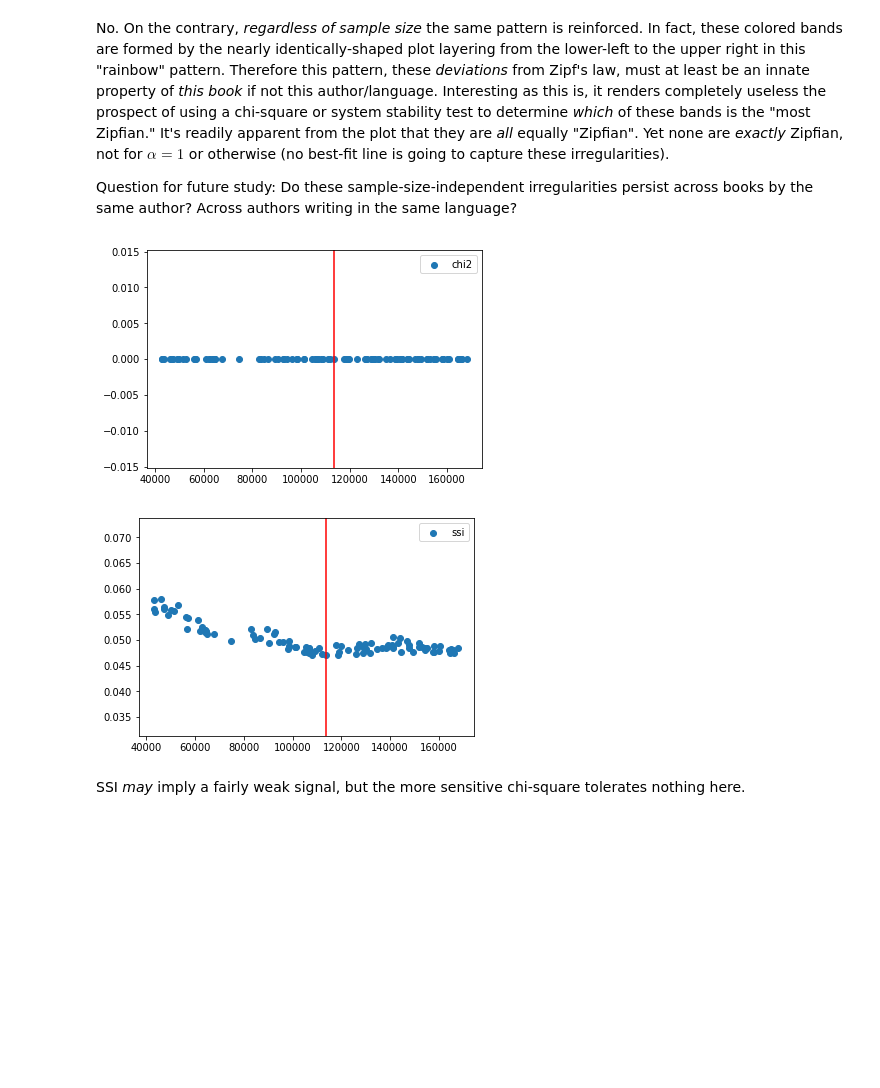
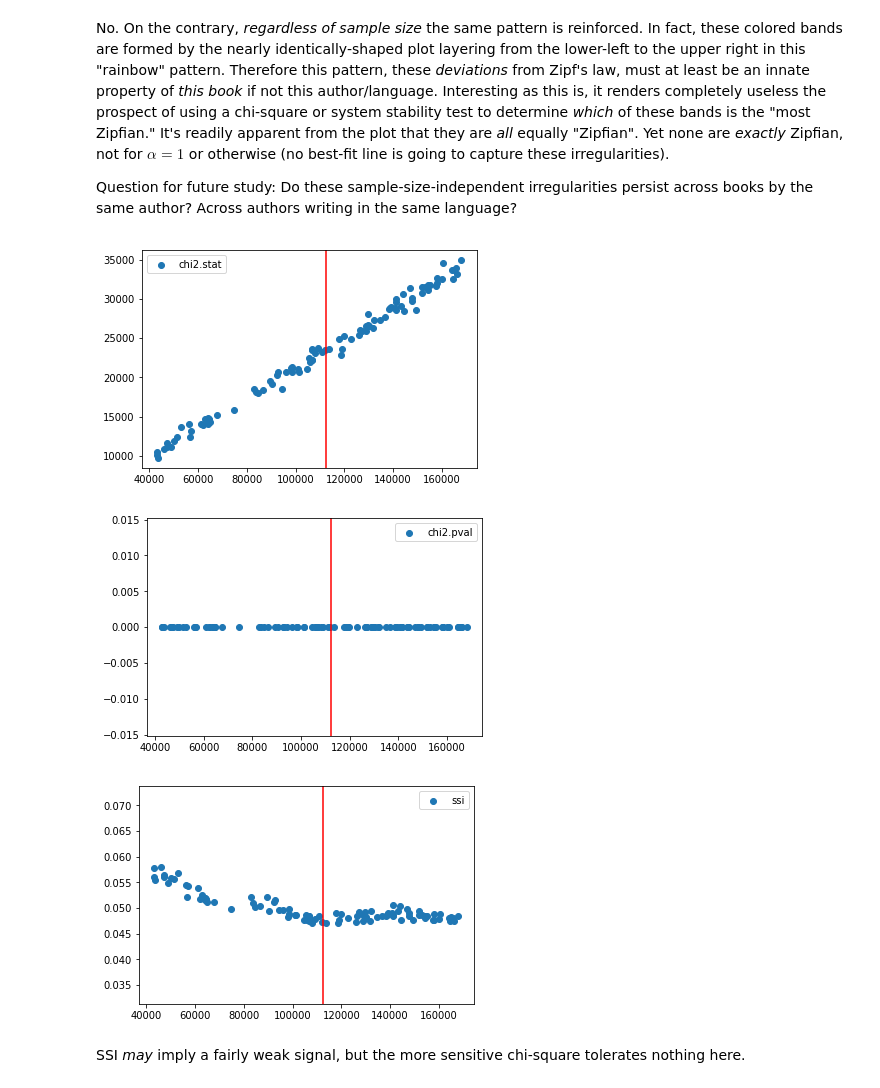
Before and after one commit to VictorDavis/legomena, a Jupyter notebook: notebooks/zipf-test.ipynb, the cells around one changed output. Drawn from its saved outputs; the diff is of its cells as text; code cells hidden in the pictures; blank space fills up the shorter version.

```diff
--- a/notebooks/zipf-test.ipynb
+++ b/notebooks/zipf-test.ipynb
@@ -68,8 +62,8 @@ Ok, we've determined that better fitting parameters can be found by minimizing t
 # %%
 # build mini-corpus around optimal value
 np.random.seed(42)
-M_z, N_z = corpus.M_z, corpus.N_z
-print("Optimum (M_z,N_z) =", (M_z, N_z))
+M_z, N_z = model.params
+print("Optimum (M_z,N_z) =", model.params)
 
 df = []
 for _ in range(99):
@@ -238,7 +223,7 @@ tokens = np.random.choice(corpus.tokens, M_z, replace = False)
 minicorpus = Corpus(tokens)
 df = minicorpus.fdist
 N = df.freq.max()
-df["zipf"] = N / df["rank"]
+df["zipf"] = N / df.index
 
 # actual vs predicted
 plt.loglog(df.freq, df.zipf);
@@ -271,7 +253,7 @@ Although the actual vs predicted scatterplot looks "sort of" linear, a quick gla
 # %%
 # build mini-corpus around optimal value
 np.random.seed(42)
-print("Optimum (M_z,N_z) =", (M_z, N_z))
+print("Optimum (M_z,N_z) =", model.params)
 
 for _ in range(99):
     tokens = np.random.choice(corpus.tokens, M_z, replace = False)
@@ -280,7 +262,7 @@ for _ in range(99):
     # expected n-legomena counts
     df = minicorpus.fdist
     N = df.freq.max() # rank 1 frequency
-    x_rank = np.array(df["rank"])
+    x_rank = np.array(df.index)
     f_exp = np.round(N/x_rank)
     f_obs = df.freq.values
     # print("Expected:", f_exp)
@@ -303,25 +285,21 @@ Pretty remarkably consistent! The plot is indeed "sort of" log-linear, implying
 # %%
 # build mini-corpus around range of values
 np.random.seed(42)
-print("Optimum (M_z,N_z) =", (M_z, N_z))
+print("Optimum (M_z,N_z) =", model.params)
 
 # only look at n < 4000
 # NOTE: only evaluate the NMAX most frequent words
 NMAX = 4000 # len(minicorpus.k))
 
-results = {}
-results["tokens"] = []
-results["chi2"] = []
-results["ssi"]  = []
+results = []
 for _ in range(99):
     M = int(np.random.uniform(0.2 * corpus.M, 0.8 * corpus.M))
-    results["tokens"].append(M)
     tokens = np.random.choice(corpus.tokens, M, replace = False)
     minicorpus = Corpus(tokens, verbose = False)
 
     # expected n-legomena counts
     df = minicorpus.fdist.head(NMAX)
-    x_rank = np.array(df["rank"])
+    x_rank = np.array(df.index)
     N = df.freq.max() # rank 1 frequency
     f_exp = np.round(N/x_rank)
     f_obs = df.freq.values
@@ -334,7 +312,6 @@ for _ in range(99):
     # chi-squared test
     from scipy.stats import chisquare
     chi2 = chisquare(f_obs, f_exp)
-    results["chi2"].append(chi2.pvalue)
     # print("Chi-square:", chi2)
 
     # SSI test
@@ -349,11 +326,12 @@ for _ in range(99):
         return np.sum((f_obs - f_exp) * np.log(f_obs / f_exp))
 
     ssi = ssi_test(f_obs, f_exp)
-    results["ssi"].append(ssi)
     # print("SSI:", ssi)
 
+    results.append((M, chi2.statistic, chi2.pvalue, ssi))
+
 # results
-df = pd.DataFrame(results)
+df = pd.DataFrame(results, columns = ["tokens", "chi2.stat", "chi2.pval", "ssi"])
 df.head()
 
 # finish plot
@@ -371,19 +349,24 @@ No. On the contrary, _regardless of sample size_ the same pattern is reinforced.
 Question for future study: Do these sample-size-independent irregularities persist across books by the same author? Across authors writing in the same language?
 # %%
 # chi-squared
-plt.scatter(df.tokens, df.chi2)
+plt.scatter(df.tokens, df["chi2.stat"])
+plt.axvline(x = M_z, color = "red")
+plt.legend()
+plt.show()
+plt.scatter(df.tokens, df["chi2.pval"])
 plt.axvline(x = M_z, color = "red")
 plt.legend()
 plt.show()
 
 # system stability
 plt.scatter(df.tokens, df.ssi)
 plt.axvline(x = M_z, color = "red")
 plt.legend()
 plt.show()
 # %% [output]
-[figure, old version]
+[figure, new version]
-[figure, old version]
+[figure, new version]
+[figure, added]
 # %% [markdown]
 SSI _may_ imply a fairly weak signal, but the more sensitive chi-square tolerates nothing here.
 # %% [markdown]
```
Also changed, not shown: parts of 8 cells of this notebook, 7 other files.
